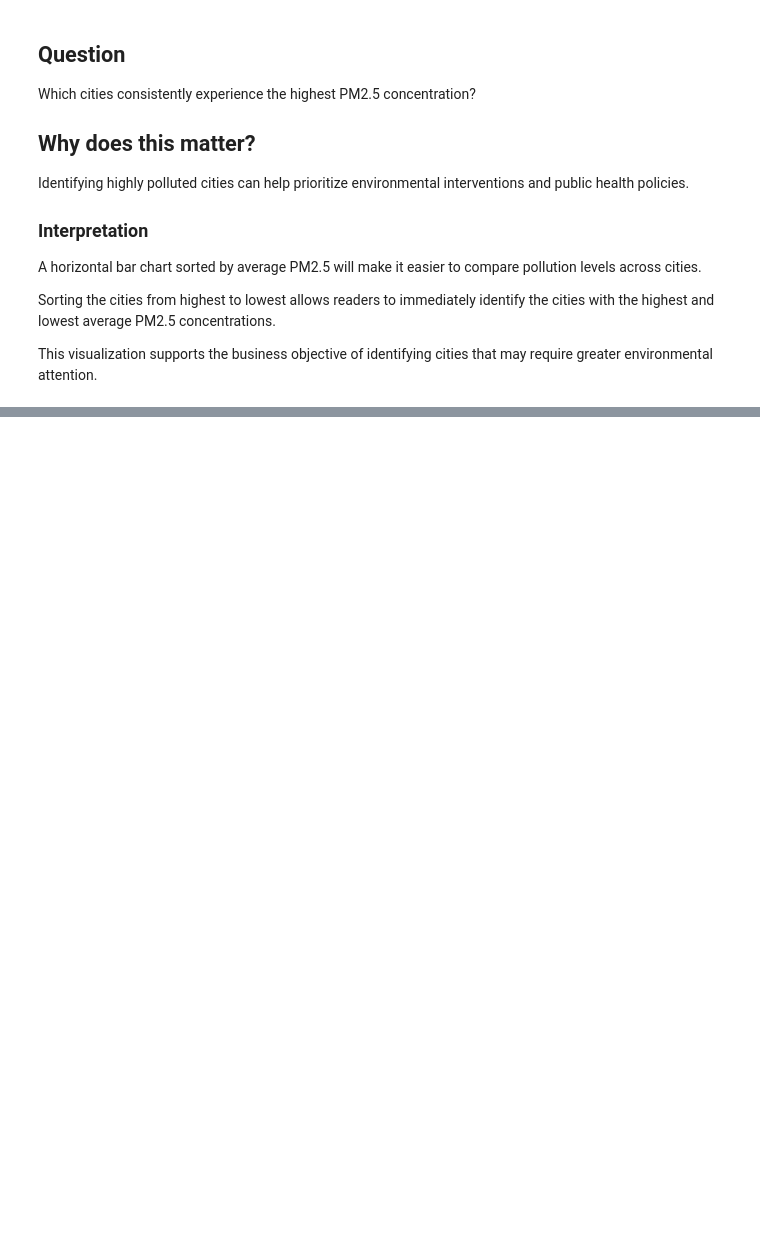
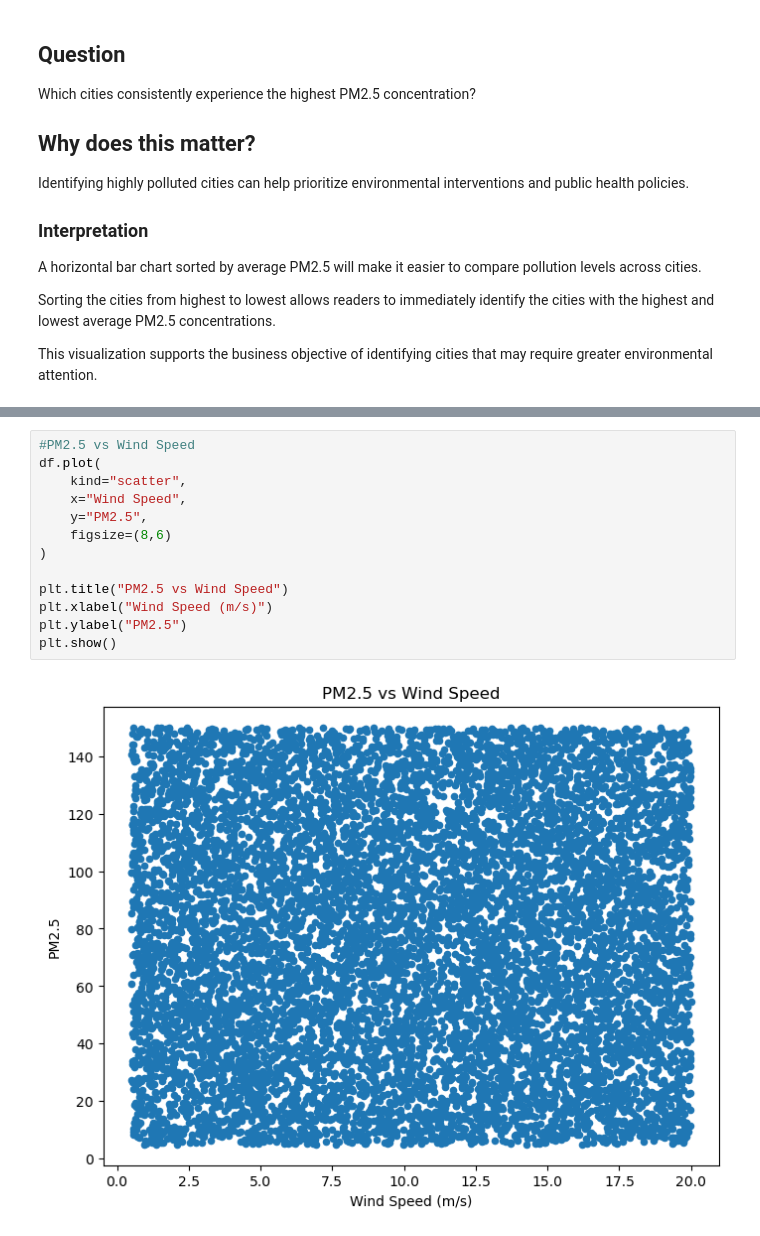
Before and after one commit to Jaessii/Datascience-Journey, a Jupyter notebook: Projects/01_project_environmental_air_quality_analysis/notebooks/Air Pollution Analysis.ipynb, the cells around one changed output, grey strips where cells are left out. Drawn from its saved outputs; the diff is of its cells as text; blank space fills up the shorter version.

```diff
--- a/Projects/01_project_environmental_air_quality_analysis/notebooks/Air Pollution Analysis.ipynb
+++ b/Projects/01_project_environmental_air_quality_analysis/notebooks/Air Pollution Analysis.ipynb
@@ -234,0 +300,15 @@ This visualization supports the business objective of identifying cities that ma
+# %%
+#PM2.5 vs Wind Speed
+df.plot(
+    kind="scatter",
+    x="Wind Speed",
+    y="PM2.5",
+    figsize=(8,6)
+)
+
+plt.title("PM2.5 vs Wind Speed")
+plt.xlabel("Wind Speed (m/s)")
+plt.ylabel("PM2.5")
+plt.show()
+# %% [output]
+[figure, added]
```
Also changed, not shown: parts of 16 cells of this notebook, 1 other file.
